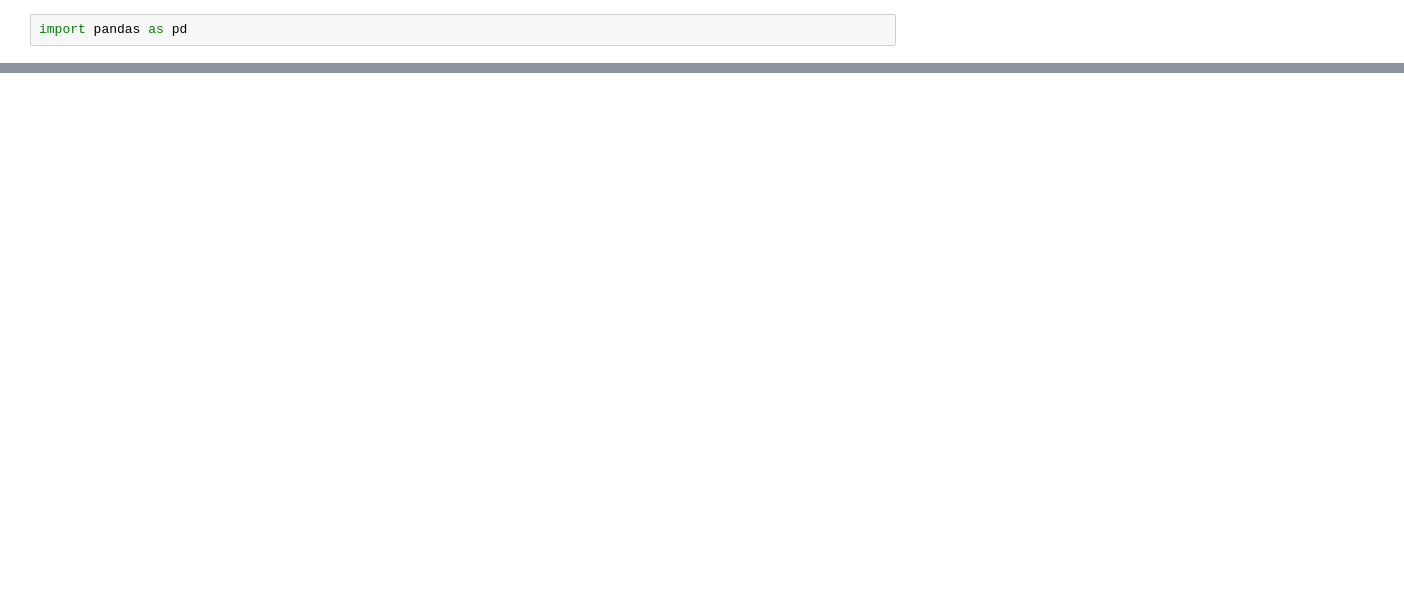
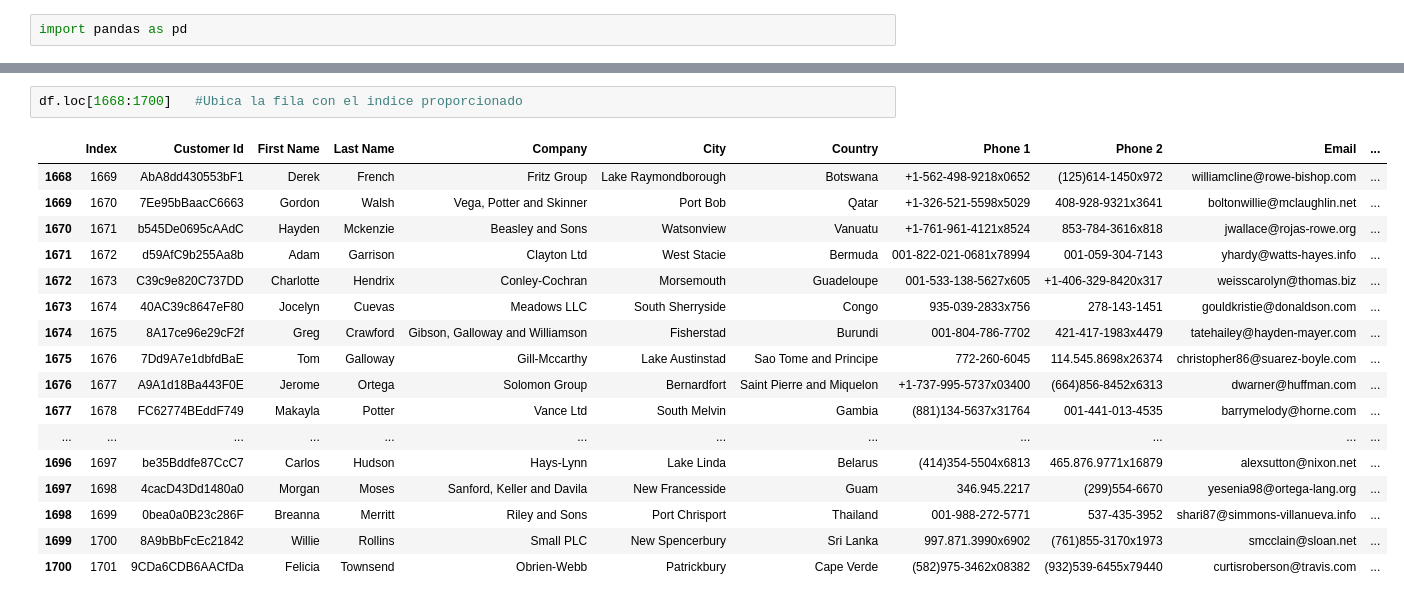
Before and after one commit to panque-buap/IA-OTO2025, a Jupyter notebook: CienciaDatos/Pandas.ipynb, the cells around one changed output, grey strips where cells are left out. Saved outputs shown, nothing was run; the diff lists cells and outputs as text; blank space fills up the shorter version.

```diff
--- a/CienciaDatos/Pandas.ipynb
+++ b/CienciaDatos/Pandas.ipynb
@@ -23,0 +134,20 @@ Name: x, dtype: int64
+# %%
+df.loc[1668:1700]   #Ubica la fila con el indice proporcionado
+# %% [output]
+|  | Index | Customer Id | First Name | Last Name | Company | City | Country | Phone 1 | Phone 2 | Email | ... |
+| 1668 | 1669 | AbA8dd430553bF1 | Derek | French | Fritz Group | Lake Raymondborough | Botswana | +1-562-498-9218x0652 | (125)614-1450x972 | williamcline@rowe-bishop.com | ... |
+| 1669 | 1670 | 7Ee95bBaacC6663 | Gordon | Walsh | Vega, Potter and Skinner | Port Bob | Qatar | +1-326-521-5598x5029 | 408-928-9321x3641 | boltonwillie@mclaughlin.net | ... |
+| 1670 | 1671 | b545De0695cAAdC | Hayden | Mckenzie | Beasley and Sons | Watsonview | Vanuatu | +1-761-961-4121x8524 | 853-784-3616x818 | jwallace@rojas-rowe.org | ... |
+| 1671 | 1672 | d59AfC9b255Aa8b | Adam | Garrison | Clayton Ltd | West Stacie | Bermuda | 001-822-021-0681x78994 | 001-059-304-7143 | yhardy@watts-hayes.info | ... |
+| 1672 | 1673 | C39c9e820C737DD | Charlotte | Hendrix | Conley-Cochran | Morsemouth | Guadeloupe | 001-533-138-5627x605 | +1-406-329-8420x317 | weisscarolyn@thomas.biz | ... |
+| 1673 | 1674 | 40AC39c8647eF80 | Jocelyn | Cuevas | Meadows LLC | South Sherryside | Congo | 935-039-2833x756 | 278-143-1451 | gouldkristie@donaldson.com | ... |
+| 1674 | 1675 | 8A17ce96e29cF2f | Greg | Crawford | Gibson, Galloway and Williamson | Fisherstad | Burundi | 001-804-786-7702 | 421-417-1983x4479 | tatehailey@hayden-mayer.com | ... |
+| 1675 | 1676 | 7Dd9A7e1dbfdBaE | Tom | Galloway | Gill-Mccarthy | Lake Austinstad | Sao Tome and Principe | 772-260-6045 | 114.545.8698x26374 | christopher86@suarez-boyle.com | ... |
+| 1676 | 1677 | A9A1d18Ba443F0E | Jerome | Ortega | Solomon Group | Bernardfort | Saint Pierre and Miquelon | +1-737-995-5737x03400 | (664)856-8452x6313 | dwarner@huffman.com | ... |
+| 1677 | 1678 | FC62774BEddF749 | Makayla | Potter | Vance Ltd | South Melvin | Gambia | (881)134-5637x31764 | 001-441-013-4535 | barrymelody@horne.com | ... |
+| ... | ... | ... | ... | ... | ... | ... | ... | ... | ... | ... | ... |
+| 1696 | 1697 | be35Bddfe87CcC7 | Carlos | Hudson | Hays-Lynn | Lake Linda | Belarus | (414)354-5504x6813 | 465.876.9771x16879 | alexsutton@nixon.net | ... |
+| 1697 | 1698 | 4cacD43Dd1480a0 | Morgan | Moses | Sanford, Keller and Davila | New Francesside | Guam | 346.945.2217 | (299)554-6670 | yesenia98@ortega-lang.org | ... |
+| 1698 | 1699 | 0bea0a0B23c286F | Breanna | Merritt | Riley and Sons | Port Chrisport | Thailand | 001-988-272-5771 | 537-435-3952 | shari87@simmons-villanueva.info | ... |
+| 1699 | 1700 | 8A9bBbFcEc21842 | Willie | Rollins | Small PLC | New Spencerbury | Sri Lanka | 997.871.3990x6902 | (761)855-3170x1973 | smcclain@sloan.net | ... |
+| 1700 | 1701 | 9CDa6CDB6AACfDa | Felicia | Townsend | Obrien-Webb | Patrickbury | Cape Verde | (582)975-3462x08382 | (932)539-6455x79440 | curtisroberson@travis.com | ... |
```
Also changed, not shown: parts of 28 cells of this notebook, 3 other files.
